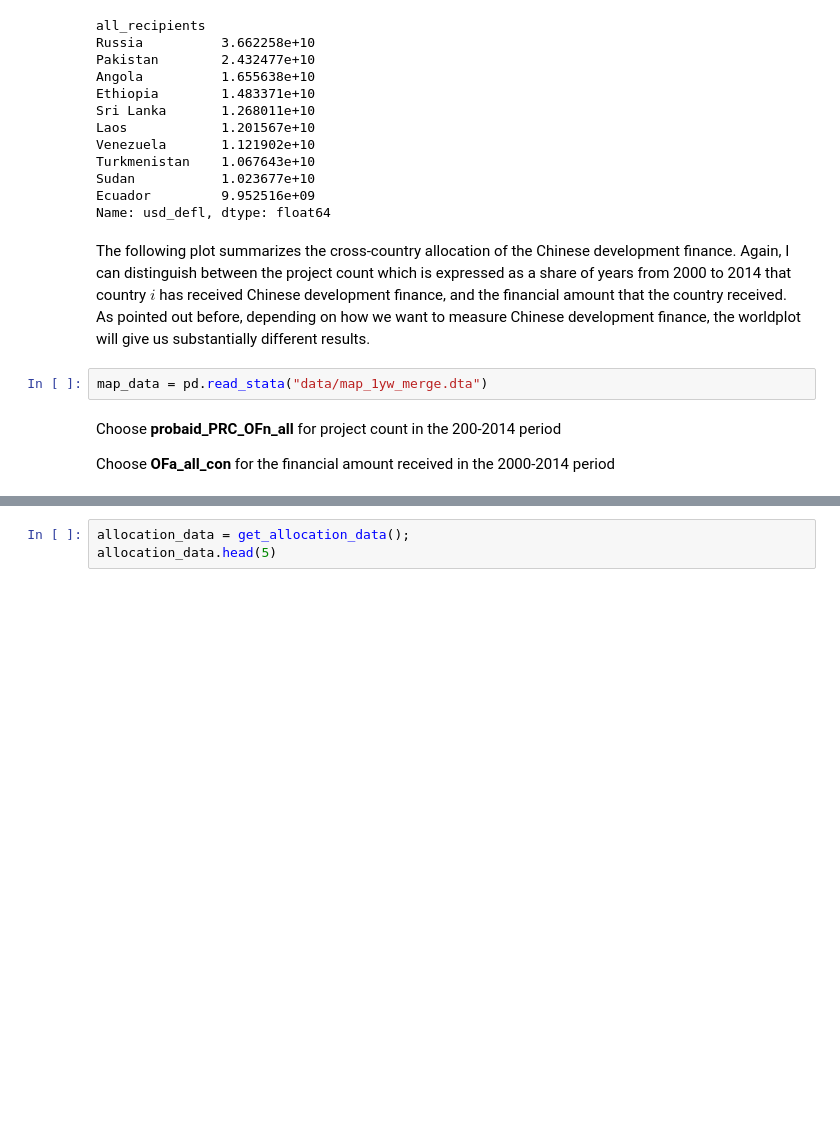
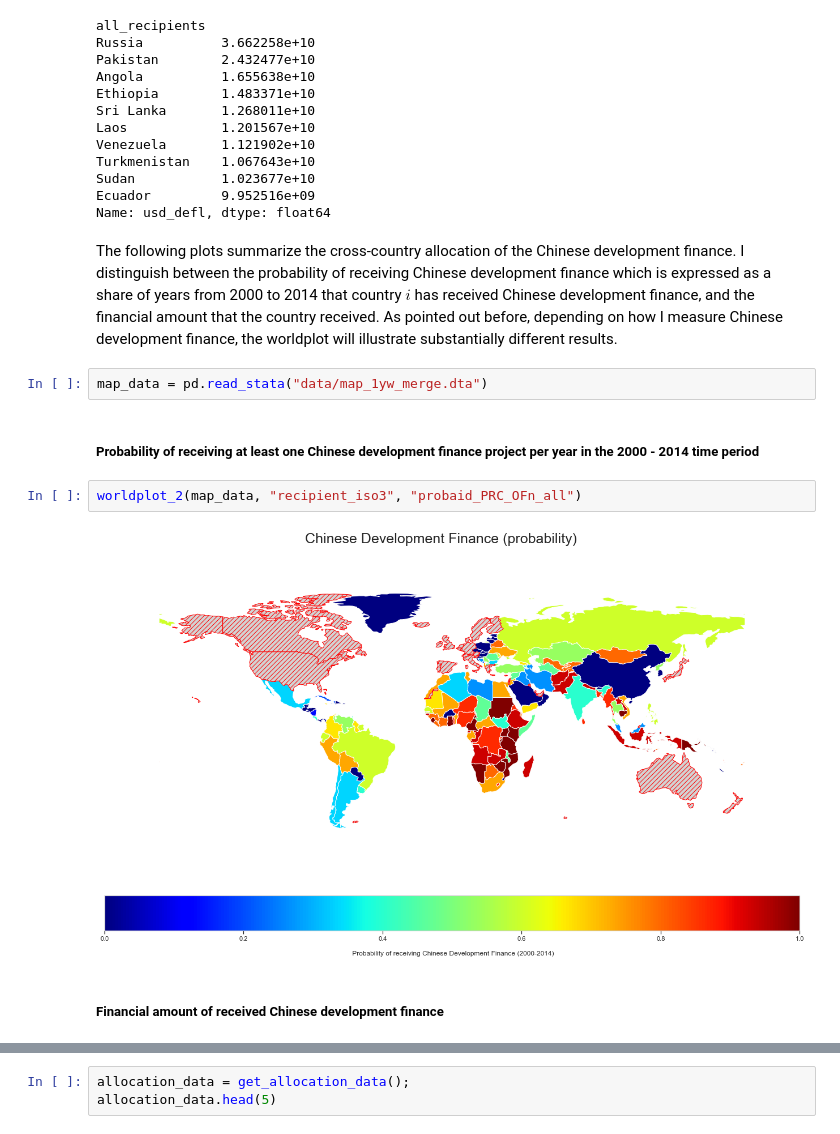
Before and after one commit to JonathanWillnow/ose-data-science-course-project-JonathanWillnow, a Jupyter notebook: JonathanWillnowOSE.ipynb, the cells around one changed output, grey strips where cells are left out. Drawn from its saved outputs; the diff is of its cells as text; blank space fills up the shorter version.

```diff
--- a/JonathanWillnowOSE.ipynb
+++ b/JonathanWillnowOSE.ipynb
@@ -278,11 +277,15 @@ Sudan           1.023677e+10
 Ecuador         9.952516e+09
 Name: usd_defl, dtype: float64
 # %% [markdown]
-The following plot summarizes the cross-country allocation of the Chinese development finance. Again, I can distinguish between the project count which is expressed as a share of years from 2000 to 2014 that country $i$ has received Chinese development finance, and the financial amount that the country received. As pointed out before, depending on how we want to measure Chinese development finance, the worldplot will give us substantially different results.
+The following plots summarize the cross-country allocation of the Chinese development finance. I distinguish between the probability of receiving Chinese development finance which is expressed as a share of years from 2000 to 2014 that country $i$ has received Chinese development finance, and the financial amount that the country received. As pointed out before, depending on how I measure Chinese development finance, the worldplot will illustrate substantially different results.
 # %%
 map_data = pd.read_stata("data/map_1yw_merge.dta")
-# %% [markdown]
-Choose **probaid_PRC_OFn_all** for project count in the 200-2014 period
-
-Choose **OFa_all_con** for the financial amount received in the 2000-2014 period
+# %% [markdown]
+##### Probability of receiving at least one Chinese development finance project per year in the 2000 - 2014 time period
+# %%
+worldplot_2(map_data, "recipient_iso3", "probaid_PRC_OFn_all")
+# %% [output]
+[figure, added]
+# %% [markdown]
+##### Financial amount of received Chinese development finance
 # %%
```
Also changed, not shown: parts of 26 cells of this notebook.
